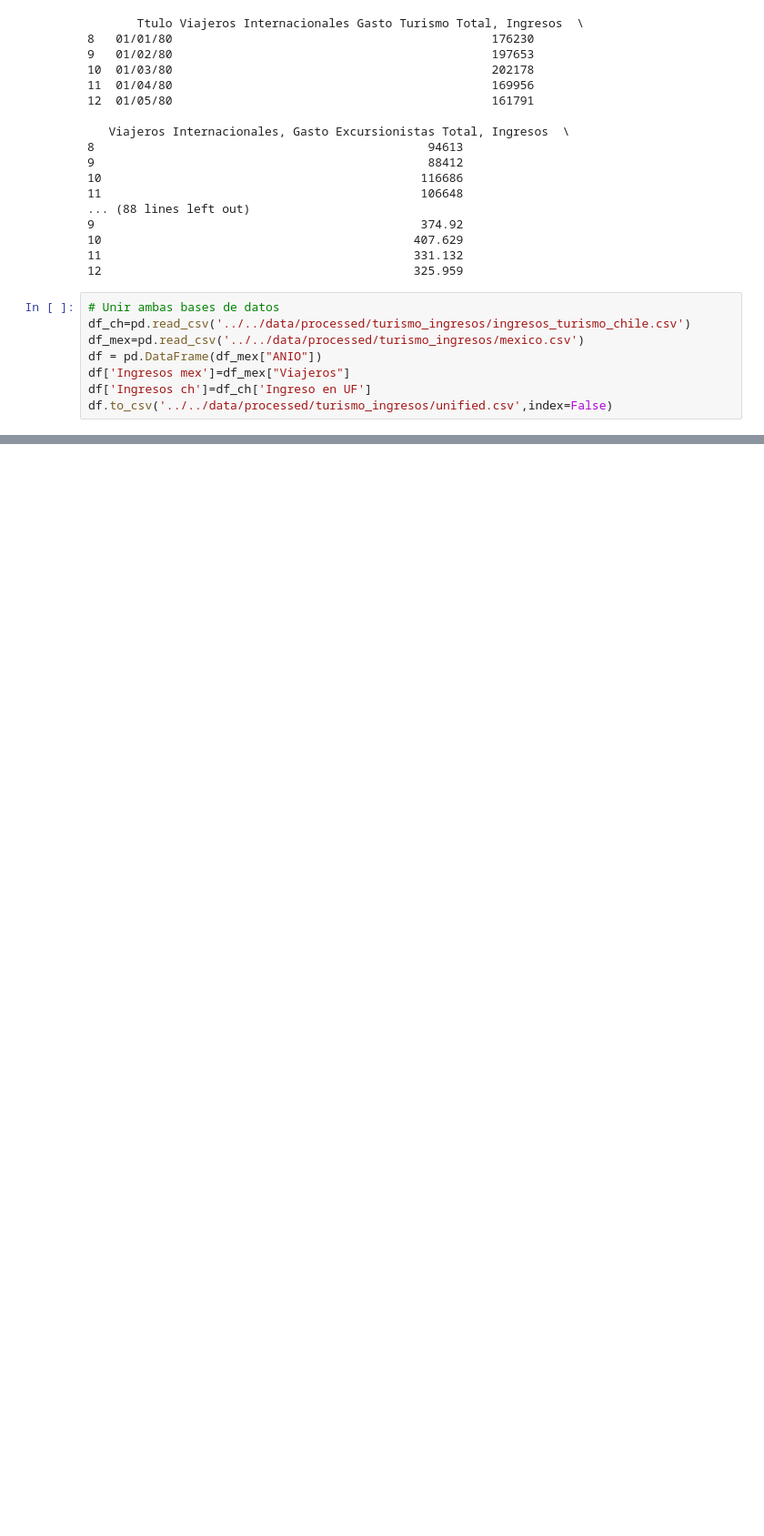
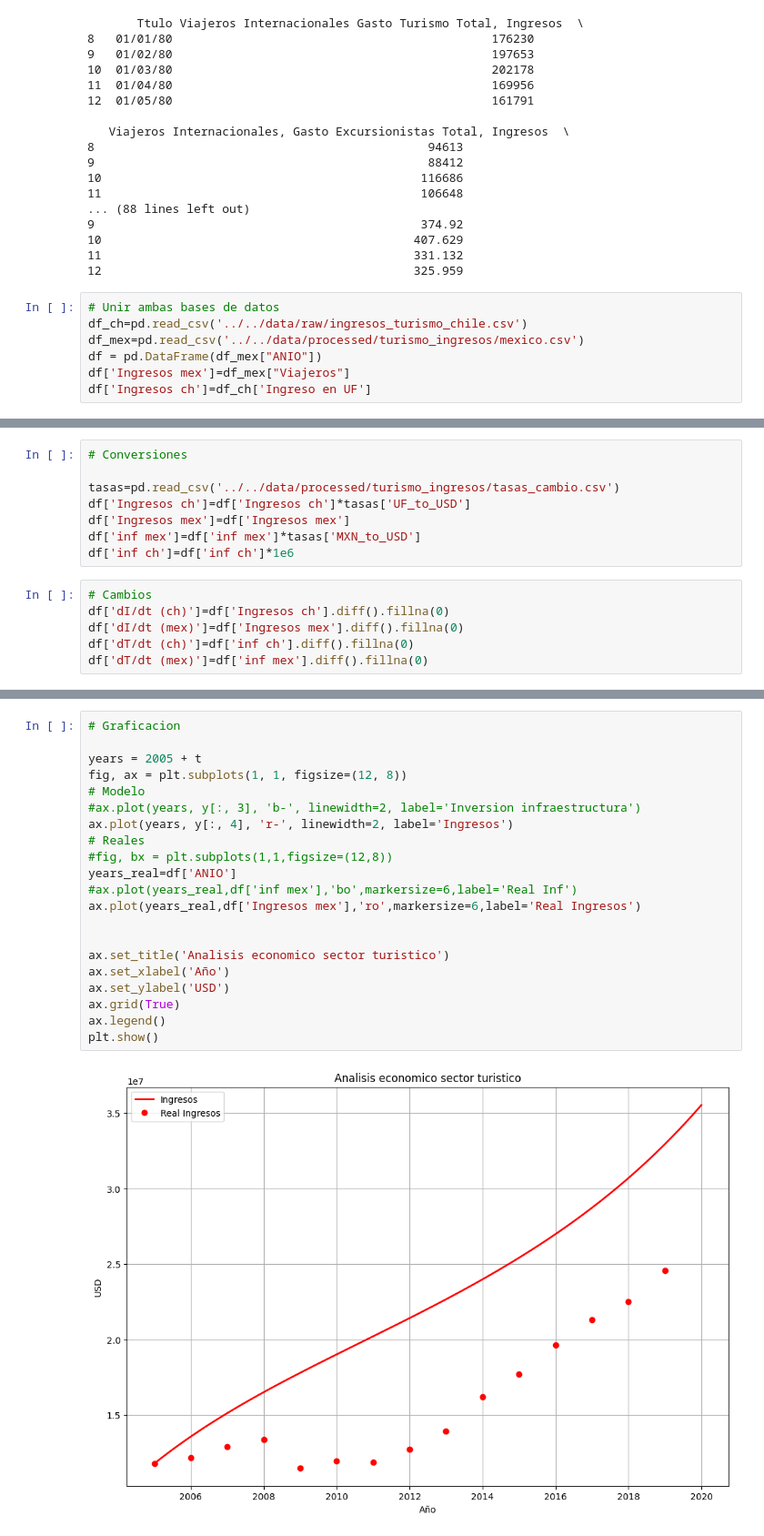
Before and after one commit to Lunaaaalj/MSED, a Jupyter notebook: code/sectores_economia/unificado.ipynb, the cells around one changed output, grey strips where cells are left out. Shown: that part at 91% size. Drawn from its saved outputs; the diff is of its cells as text; blank space fills up the shorter version.

```diff
--- a/code/sectores_economia/unificado.ipynb
+++ b/code/sectores_economia/unificado.ipynb
@@ -36,9 +36,8 @@ df.to_csv("../../data/processed/turismo_ingresos/mexico.csv",index=False)
 12                                            325.959
 # %%
 # Unir ambas bases de datos
-df_ch=pd.read_csv('../../data/processed/turismo_ingresos/ingresos_turismo_chile.csv')
+df_ch=pd.read_csv('../../data/raw/ingresos_turismo_chile.csv')
 df_mex=pd.read_csv('../../data/processed/turismo_ingresos/mexico.csv')
 df = pd.DataFrame(df_mex["ANIO"])
 df['Ingresos mex']=df_mex["Viajeros"]
 df['Ingresos ch']=df_ch['Ingreso en UF']
-df.to_csv('../../data/processed/turismo_ingresos/unified.csv',index=False)
@@ -44,0 +67,14 @@ df.to_csv('../../data/processed/turismo_ingresos/unified.csv',index=False)
+# %%
+# Conversiones
+
+tasas=pd.read_csv('../../data/processed/turismo_ingresos/tasas_cambio.csv')
+df['Ingresos ch']=df['Ingresos ch']*tasas['UF_to_USD']
+df['Ingresos mex']=df['Ingresos mex']
+df['inf mex']=df['inf mex']*tasas['MXN_to_USD']
+df['inf ch']=df['inf ch']*1e6
+# %%
+# Cambios
+df['dI/dt (ch)']=df['Ingresos ch'].diff().fillna(0)
+df['dI/dt (mex)']=df['Ingresos mex'].diff().fillna(0)
+df['dT/dt (ch)']=df['inf ch'].diff().fillna(0)
+df['dT/dt (mex)']=df['inf mex'].diff().fillna(0)
@@ -44,0 +189,23 @@ df.to_csv('../../data/processed/turismo_ingresos/unified.csv',index=False)
+# %%
+# Graficacion
+
+years = 2005 + t
+fig, ax = plt.subplots(1, 1, figsize=(12, 8))
+# Modelo
+#ax.plot(years, y[:, 3], 'b-', linewidth=2, label='Inversion infraestructura')
+ax.plot(years, y[:, 4], 'r-', linewidth=2, label='Ingresos')
+# Reales
+#fig, bx = plt.subplots(1,1,figsize=(12,8))
+years_real=df['ANIO']
+#ax.plot(years_real,df['inf mex'],'bo',markersize=6,label='Real Inf')
+ax.plot(years_real,df['Ingresos mex'],'ro',markersize=6,label='Real Ingresos')
+
+
+ax.set_title('Analisis economico sector turistico')
+ax.set_xlabel('Año')
+ax.set_ylabel('USD')
+ax.grid(True)
+ax.legend()
+plt.show()
+# %% [output]
+[figure, added]
```
Also changed, not shown: parts of 5 cells of this notebook, 8 other files.
